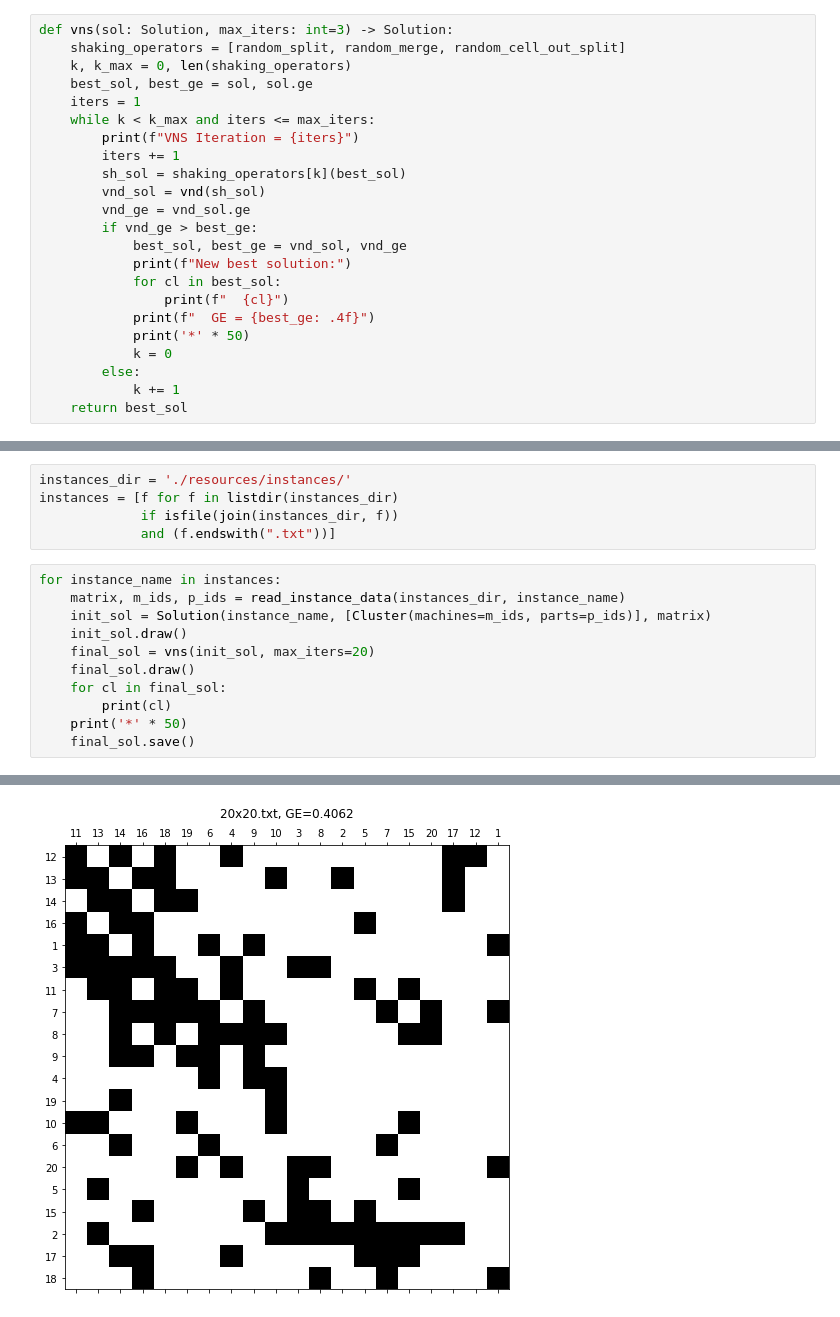
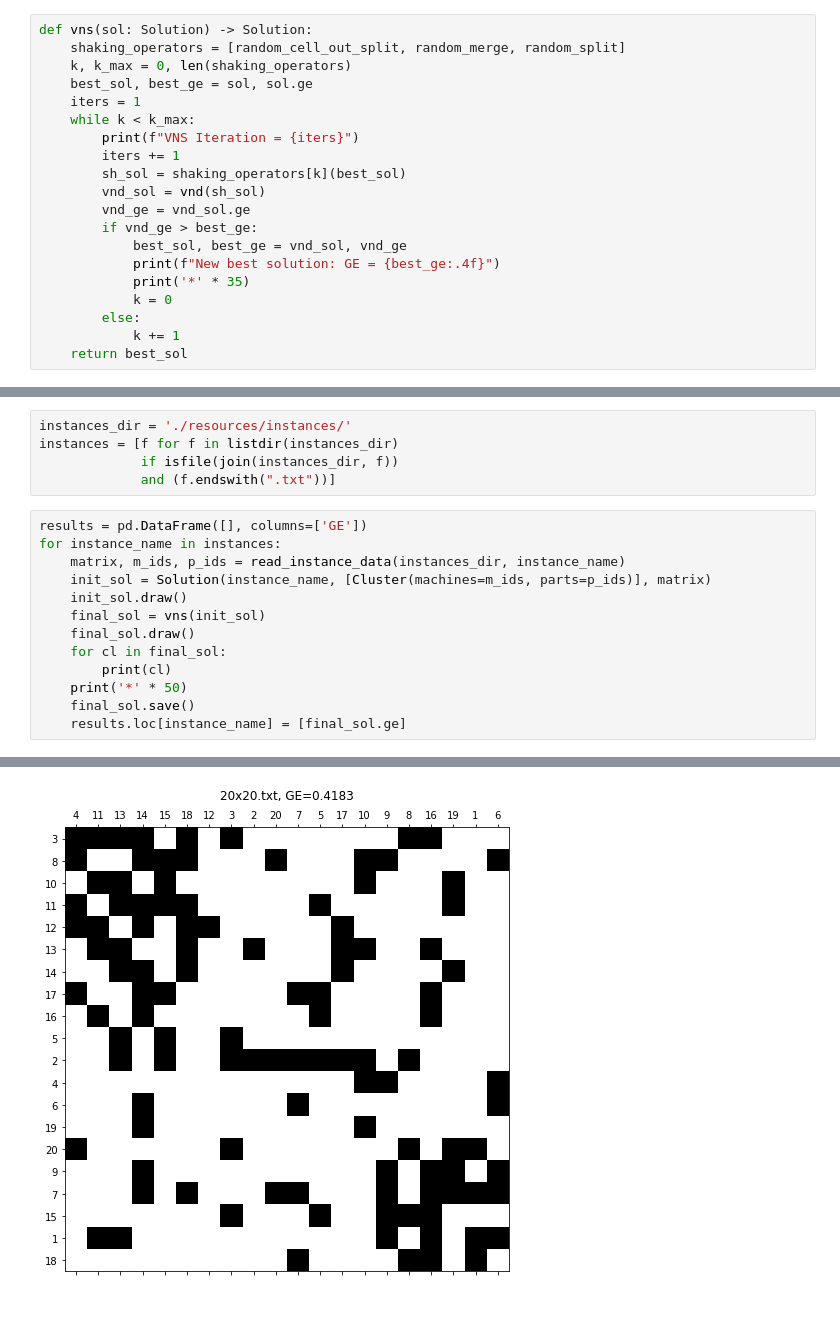
Before and after one commit to zaktan8/optimization_problems, a Jupyter notebook: 2_VNS_for_CFP/VNS.ipynb, the cells around one changed output, grey strips where cells are left out. Drawn from its saved outputs; the diff is of its cells as text.

Commit message:
Add small refactoring and update results

```diff
--- a/2_VNS_for_CFP/VNS.ipynb
+++ b/2_VNS_for_CFP/VNS.ipynb
@@ -266,12 +266,12 @@ def vnd(sol: Solution) -> Solution:
 # %% [markdown]
 # General VNS
 # %%
-def vns(sol: Solution, max_iters: int=3) -> Solution:
-    shaking_operators = [random_split, random_merge, random_cell_out_split]
+def vns(sol: Solution) -> Solution:
+    shaking_operators = [random_cell_out_split, random_merge, random_split]
     k, k_max = 0, len(shaking_operators)
     best_sol, best_ge = sol, sol.ge
     iters = 1
-    while k < k_max and iters <= max_iters:
+    while k < k_max:
         print(f"VNS Iteration = {iters}")
         iters += 1
         sh_sol = shaking_operators[k](best_sol)
@@ -279,11 +279,8 @@ def vns(sol: Solution, max_iters: int=3) -> Solution:
         vnd_ge = vnd_sol.ge
         if vnd_ge > best_ge:
             best_sol, best_ge = vnd_sol, vnd_ge
-            print(f"New best solution:")
-            for cl in best_sol:
-                print(f"  {cl}")
-            print(f"  GE = {best_ge: .4f}")
-            print('*' * 50)
+            print(f"New best solution: GE = {best_ge:.4f}")
+            print('*' * 35)
             k = 0
         else:
             k += 1
@@ -296,16 +293,18 @@ instances = [f for f in listdir(instances_dir)
              if isfile(join(instances_dir, f))
              and (f.endswith(".txt"))]
 # %%
+results = pd.DataFrame([], columns=['GE'])
 for instance_name in instances:
     matrix, m_ids, p_ids = read_instance_data(instances_dir, instance_name)
     init_sol = Solution(instance_name, [Cluster(machines=m_ids, parts=p_ids)], matrix)
     init_sol.draw()
-    final_sol = vns(init_sol, max_iters=20)
+    final_sol = vns(init_sol)
     final_sol.draw()
     for cl in final_sol:
         print(cl)
     print('*' * 50)
     final_sol.save()
+    results.loc[instance_name] = [final_sol.ge]
 # %% [output]
 [figure]
 VNS Iteration = 1
@@ -346 +343 @@ cell out split
-[figure, old version]
+[figure, new version]
```
Also changed, not shown: parts of 4 cells of this notebook, 5 other files.
